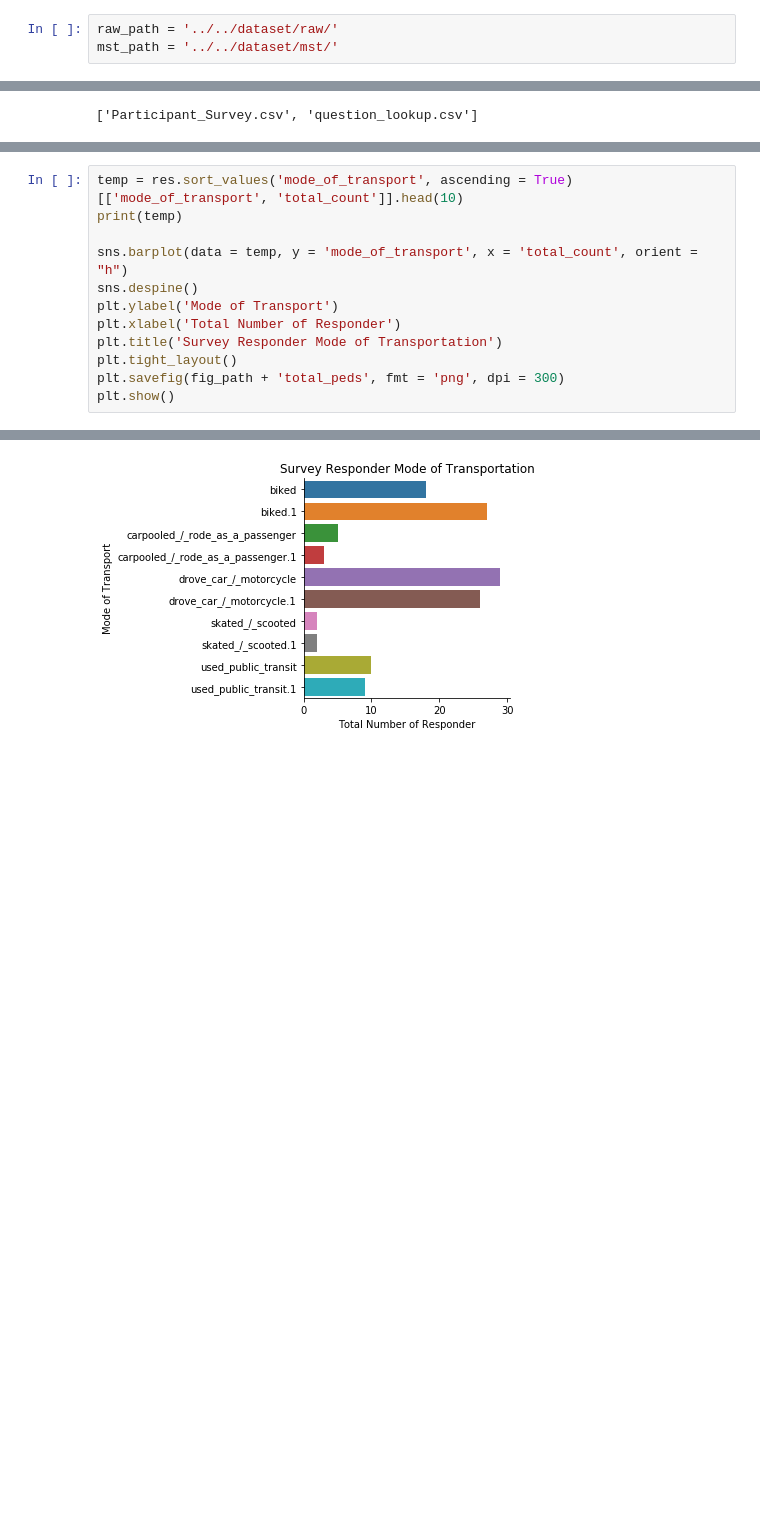
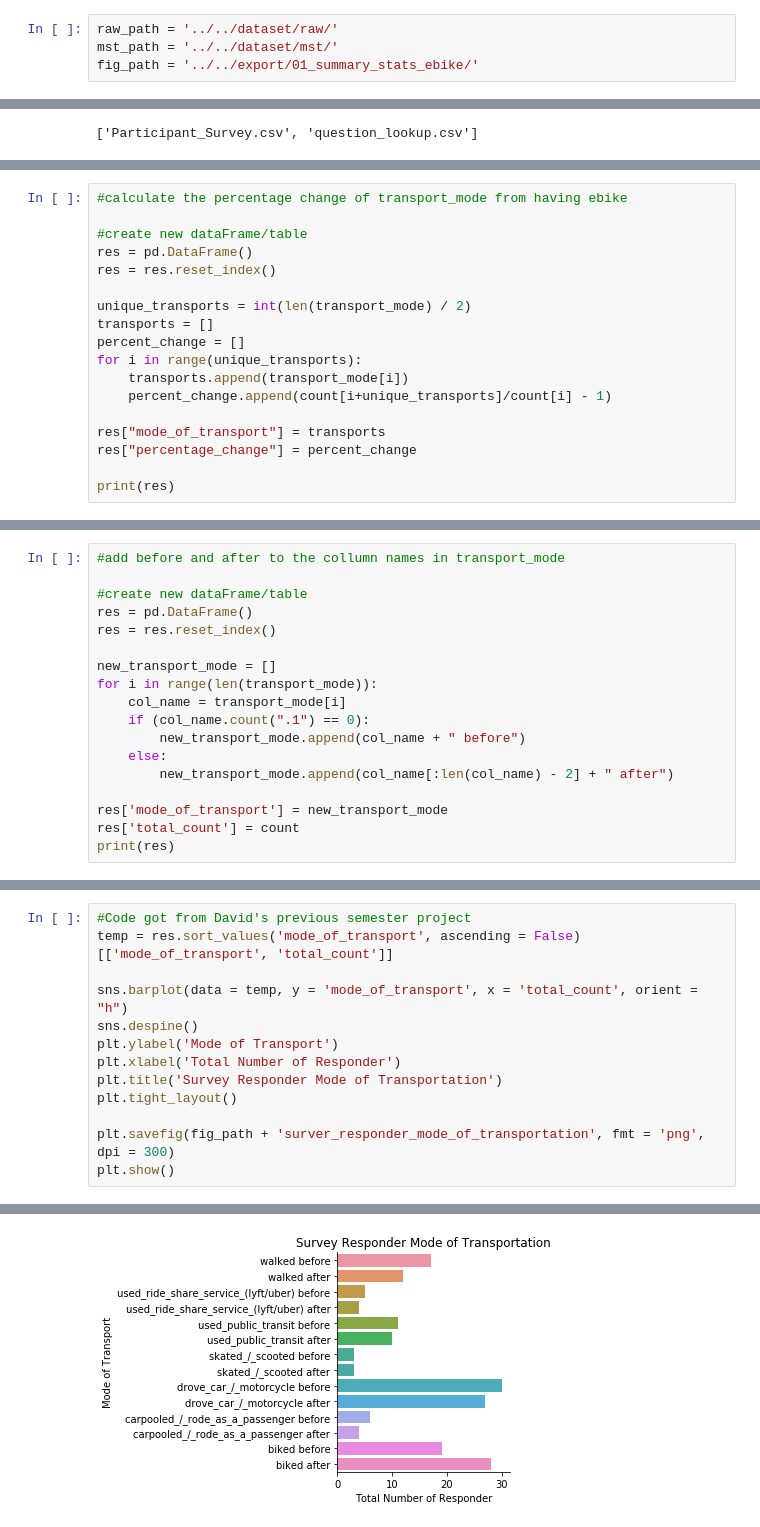
Before and after one commit to lindseytam/EBikeSurvey, a Jupyter notebook: notebook/analysis/01_summary_stats_ebike.ipynb, the cells around one changed output, grey strips where cells are left out. Saved outputs shown, nothing was run; the diff lists cells and outputs as text; blank space fills up the shorter version.

Commit message:
Created two basic analyses on surveyer mode of transportation before and after ebike

```diff
--- a/notebook/analysis/01_summary_stats_ebike.ipynb
+++ b/notebook/analysis/01_summary_stats_ebike.ipynb
@@ -10,6 +10,7 @@ pd.set_option('max_column', 100)
 # %%
 raw_path = '../../dataset/raw/'
 mst_path = '../../dataset/mst/'
+fig_path = '../../export/01_summary_stats_ebike/'
 # %%
 os.listdir(mst_path)
 # %% [output]
@@ -61,0 +45,18 @@ print(res)
+# %%
+#calculate the percentage change of transport_mode from having ebike
+
+#create new dataFrame/table
+res = pd.DataFrame()
+res = res.reset_index()
+
+unique_transports = int(len(transport_mode) / 2)
+transports = []
+percent_change = []
+for i in range(unique_transports):
+    transports.append(transport_mode[i])
+    percent_change.append(count[i+unique_transports]/count[i] - 1)
+
+res["mode_of_transport"] = transports
+res["percentage_change"] = percent_change
+
+print(res)
@@ -61,0 +87,18 @@ print(res)
+# %%
+#add before and after to the collumn names in transport_mode
+
+#create new dataFrame/table
+res = pd.DataFrame()
+res = res.reset_index()
+
+new_transport_mode = []
+for i in range(len(transport_mode)):
+    col_name = transport_mode[i]
+    if (col_name.count(".1") == 0):
+        new_transport_mode.append(col_name + " before")
+    else:
+        new_transport_mode.append(col_name[:len(col_name) - 2] + " after")
+
+res['mode_of_transport'] = new_transport_mode
+res['total_count'] = count
+print(res)
@@ -62,6 +121,6 @@ print(res)
 # %%
-temp = res.sort_values('mode_of_transport', ascending = True)[['mode_of_transport', 'total_count']].head(10)
-print(temp)
+#Code got from David's previous semester project
+temp = res.sort_values('mode_of_transport', ascending = False)[['mode_of_transport', 'total_count']]
 
 sns.barplot(data = temp, y = 'mode_of_transport', x = 'total_count', orient = "h")
 sns.despine()
@@ -69,6 +128,7 @@ plt.ylabel('Mode of Transport')
 plt.xlabel('Total Number of Responder')
 plt.title('Survey Responder Mode of Transportation')
 plt.tight_layout()
-plt.savefig(fig_path + 'total_peds', fmt = 'png', dpi = 300)
+
+plt.savefig(fig_path + 'surver_responder_mode_of_transportation', fmt = 'png', dpi = 300)
 plt.show()
 # %% [output]
@@ -87 +135 @@ NameError: name 'fig_path' is not defined
-[figure, old version]
+[figure, new version]
```
Also changed, not shown: parts of 9 cells of this notebook, 3 other files.
